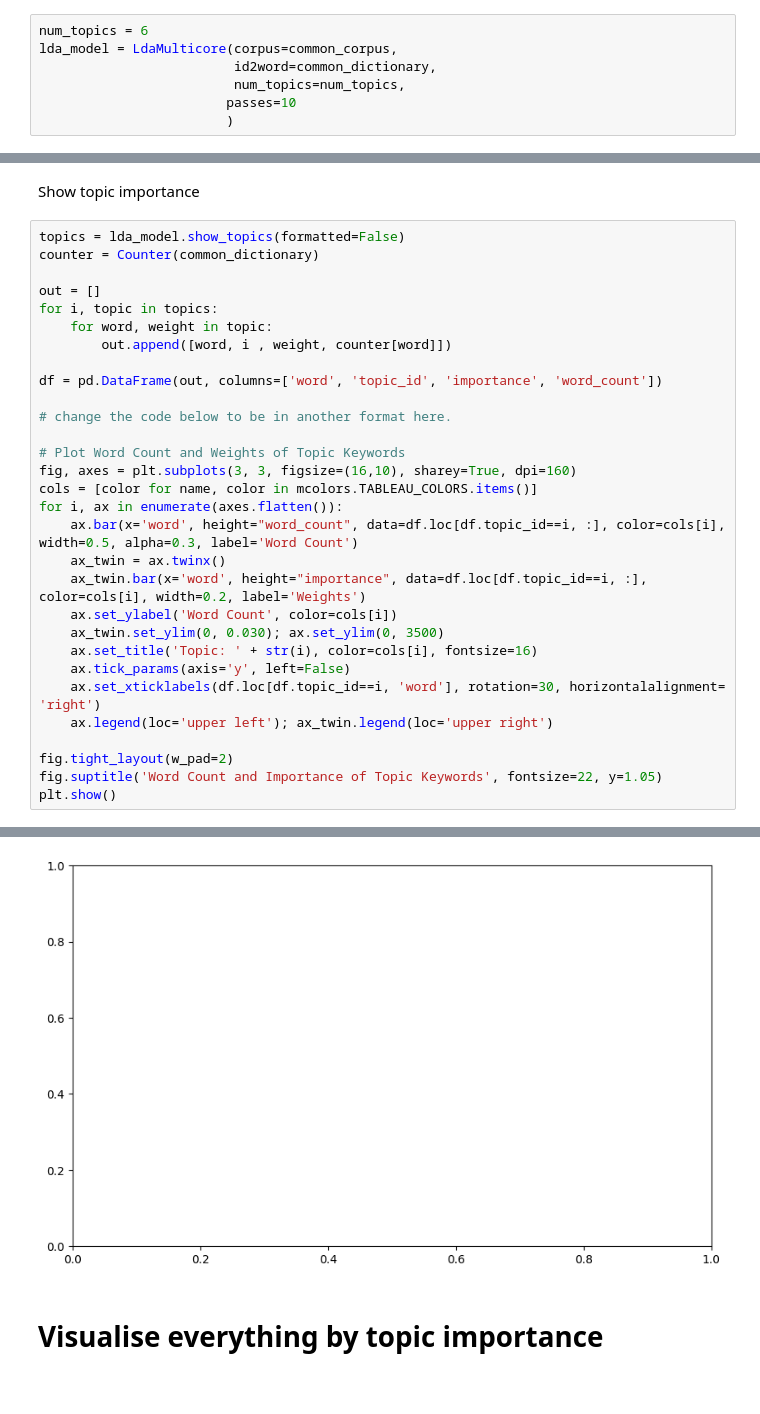
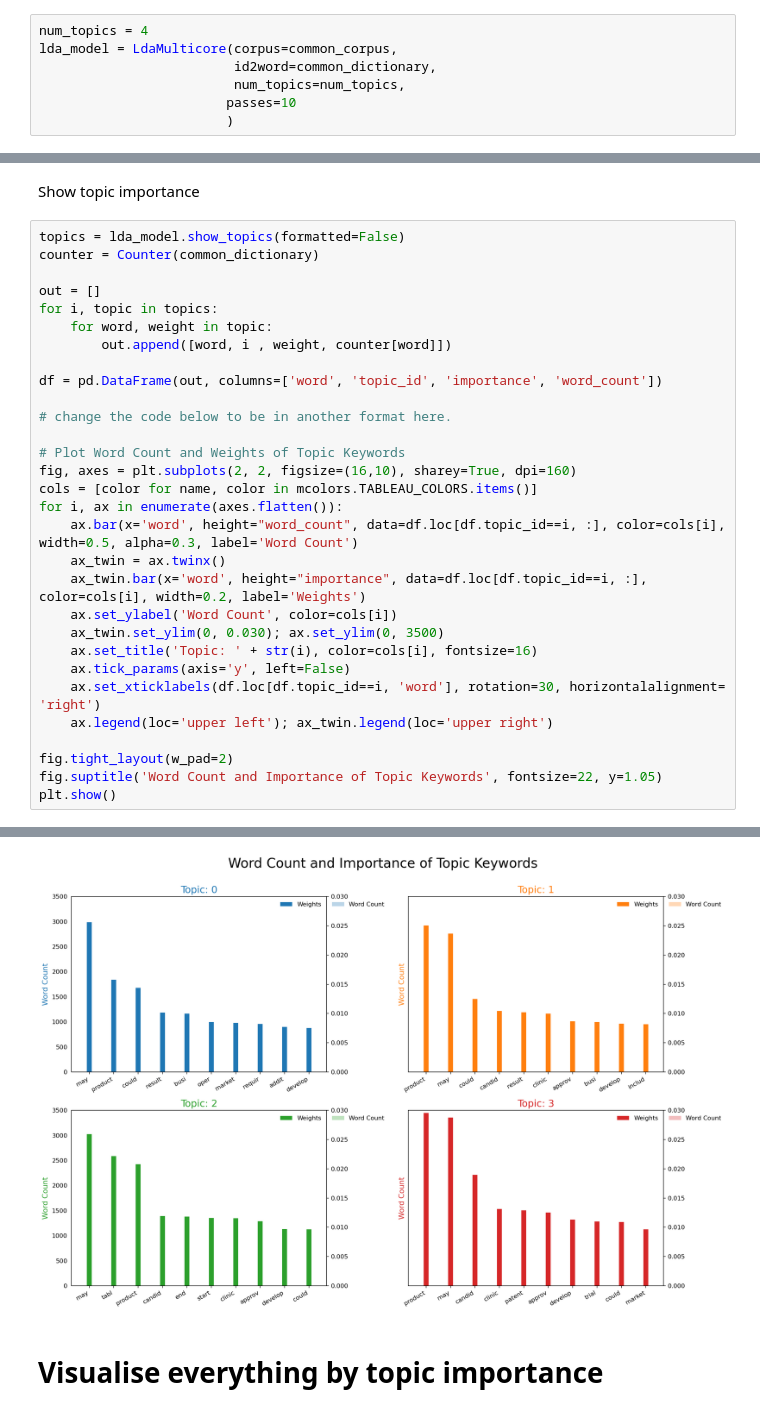
Before and after one commit to PeterHuGC/Imperial_Dissertation_Research, a Jupyter notebook: 4. Feature_Generation/3.Initial_exploration_annual_report_workflow.ipynb, the cells around one changed output, grey strips where cells are left out. Cells and saved outputs as stored; diff of their text form.

Commit message:
Added details for annual report for topic distribution

```diff
--- a/4. Feature_Generation/3.Initial_exploration_annual_report_workflow.ipynb
+++ b/4. Feature_Generation/3.Initial_exploration_annual_report_workflow.ipynb
@@ -250,5 +252,5 @@ There is a problem with the CPU cores and notebook, maybe fix that later, maybe
 # %%
-num_topics = 6
+num_topics = 4
 lda_model = LdaMulticore(corpus=common_corpus,
                          id2word=common_dictionary,
                          num_topics=num_topics,
@@ -272,7 +274,7 @@ df = pd.DataFrame(out, columns=['word', 'topic_id', 'importance', 'word_count'])
 # change the code below to be in another format here.
 
 # Plot Word Count and Weights of Topic Keywords
-fig, axes = plt.subplots(3, 3, figsize=(16,10), sharey=True, dpi=160)
+fig, axes = plt.subplots(2, 2, figsize=(16,10), sharey=True, dpi=160)
 cols = [color for name, color in mcolors.TABLEAU_COLORS.items()]
 for i, ax in enumerate(axes.flatten()):
     ax.bar(x='word', height="word_count", data=df.loc[df.topic_id==i, :], color=cols[i], width=0.5, alpha=0.3, label='Word Count')
@@ -293,4 +294,4 @@ ValueError: x and y must have same first dimension, but have shapes (9,) and (1,
-[figure, old version]
+[figure, new version]
 # %% [markdown]
 # Visualise everything by topic importance
 # %%
```
Also changed, not shown: parts of 12 cells of this notebook.
